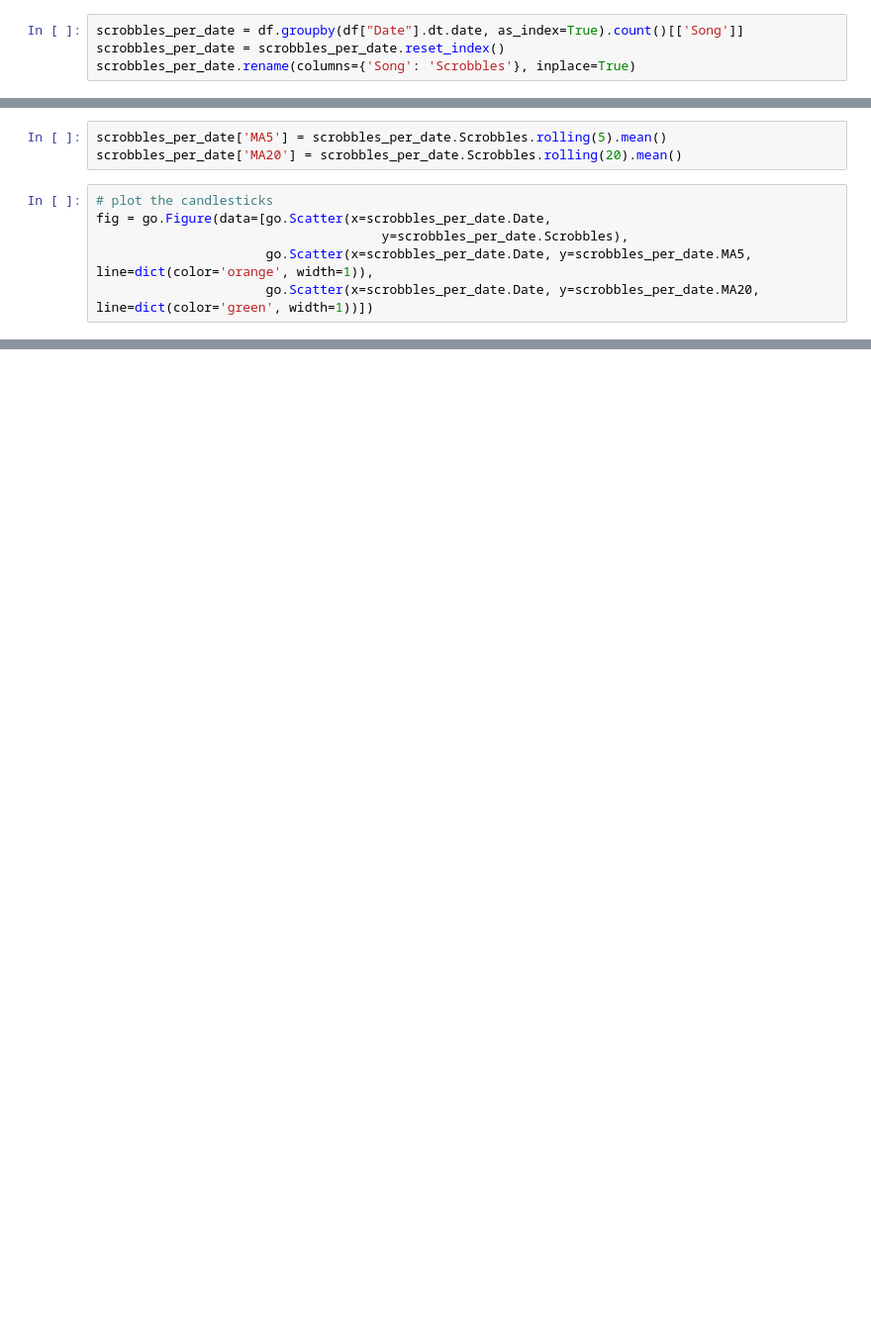
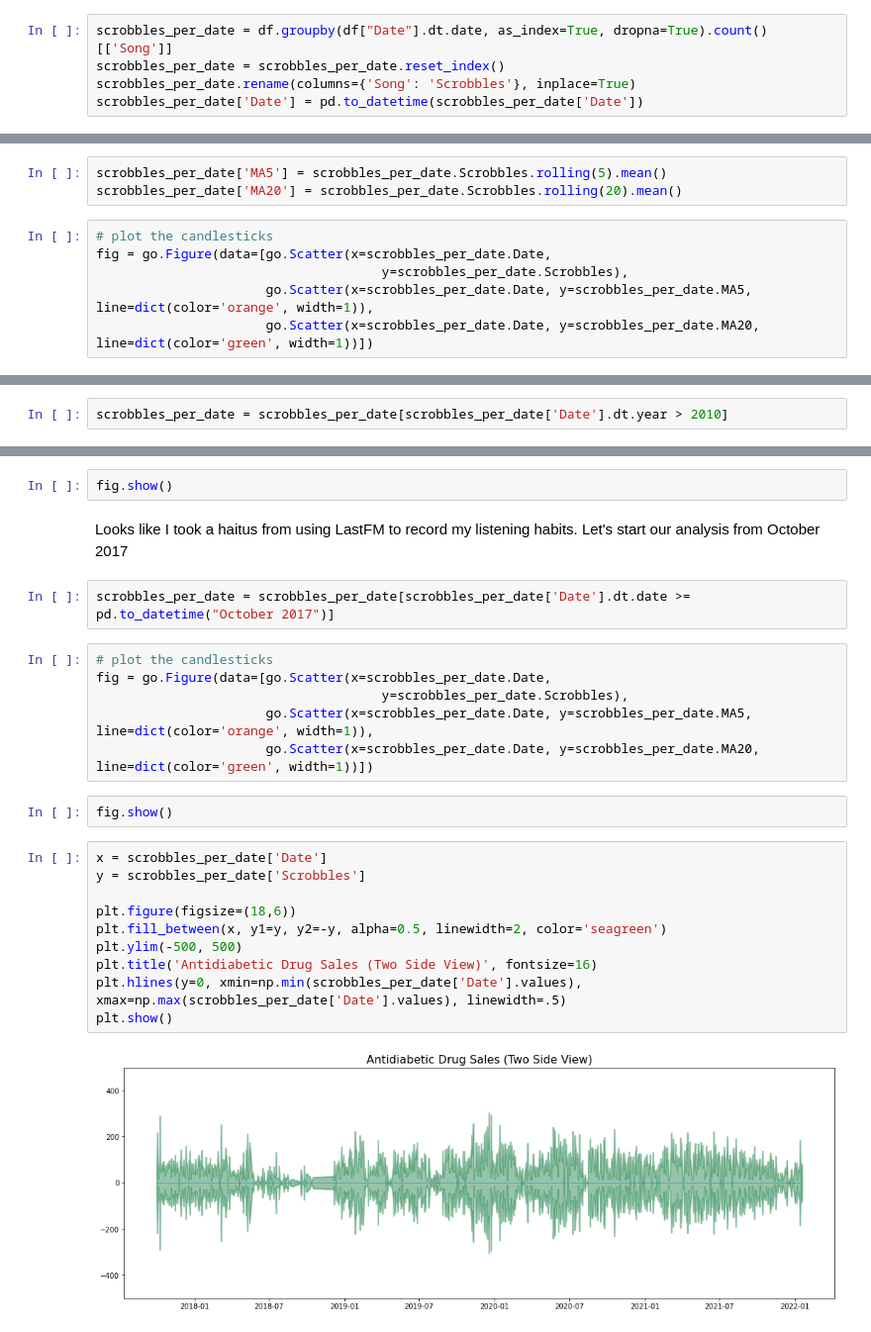
Before and after one commit to lucaguarro/DankFM, a Jupyter notebook: DataExploration/LastFM_data_vis.ipynb, the cells around one changed output, grey strips where cells are left out. Shown at 99% size. Drawn from its saved outputs; the diff is of its cells as text; blank space fills up the shorter version.

```diff
--- a/DataExploration/LastFM_data_vis.ipynb
+++ b/DataExploration/LastFM_data_vis.ipynb
@@ -15,4 +19,5 @@ df.head()
 # %%
-scrobbles_per_date = df.groupby(df["Date"].dt.date, as_index=True).count()[['Song']]
+scrobbles_per_date = df.groupby(df["Date"].dt.date, as_index=True, dropna=True).count()[['Song']]
 scrobbles_per_date = scrobbles_per_date.reset_index()
 scrobbles_per_date.rename(columns={'Song': 'Scrobbles'}, inplace=True)
+scrobbles_per_date['Date'] = pd.to_datetime(scrobbles_per_date['Date'])
@@ -31,0 +43,2 @@ ValueError: Mime type rendering requires nbformat>=4.2.0 but it is not installed
+# %%
+scrobbles_per_date = scrobbles_per_date[scrobbles_per_date['Date'].dt.year > 2010]
@@ -31,0 +59,26 @@ ValueError: Mime type rendering requires nbformat>=4.2.0 but it is not installed
+# %%
+fig.show()
+# %% [markdown]
+Looks like I took a haitus from using LastFM to record my listening habits. Let's start our analysis from October 2017
+# %%
+scrobbles_per_date = scrobbles_per_date[scrobbles_per_date['Date'].dt.date >= pd.to_datetime("October 2017")]
+# %%
+# plot the candlesticks
+fig = go.Figure(data=[go.Scatter(x=scrobbles_per_date.Date,
+                                     y=scrobbles_per_date.Scrobbles),
+                      go.Scatter(x=scrobbles_per_date.Date, y=scrobbles_per_date.MA5, line=dict(color='orange', width=1)),
+                      go.Scatter(x=scrobbles_per_date.Date, y=scrobbles_per_date.MA20, line=dict(color='green', width=1))])
+# %%
+fig.show()
+# %%
+x = scrobbles_per_date['Date']
+y = scrobbles_per_date['Scrobbles']
+
+plt.figure(figsize=(18,6))
+plt.fill_between(x, y1=y, y2=-y, alpha=0.5, linewidth=2, color='seagreen')
+plt.ylim(-500, 500)
+plt.title('Antidiabetic Drug Sales (Two Side View)', fontsize=16)
+plt.hlines(y=0, xmin=np.min(scrobbles_per_date['Date'].values), xmax=np.max(scrobbles_per_date['Date'].values), linewidth=.5)
+plt.show()
+# %% [output]
+[figure, added]
```
Also changed, not shown: parts of 43 cells of this notebook.
